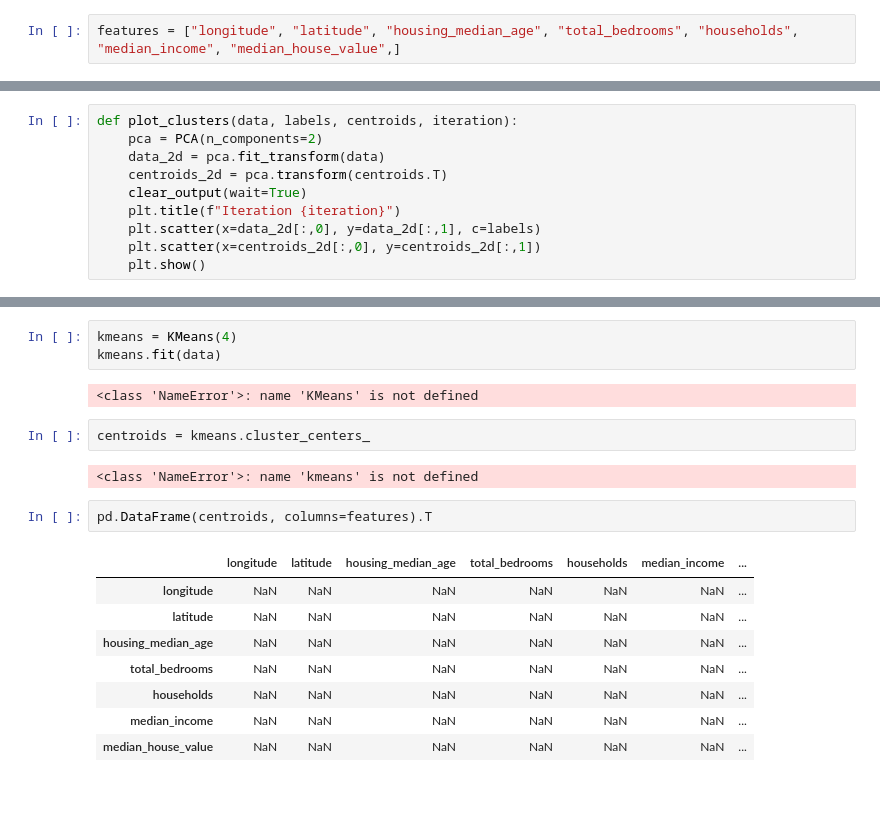
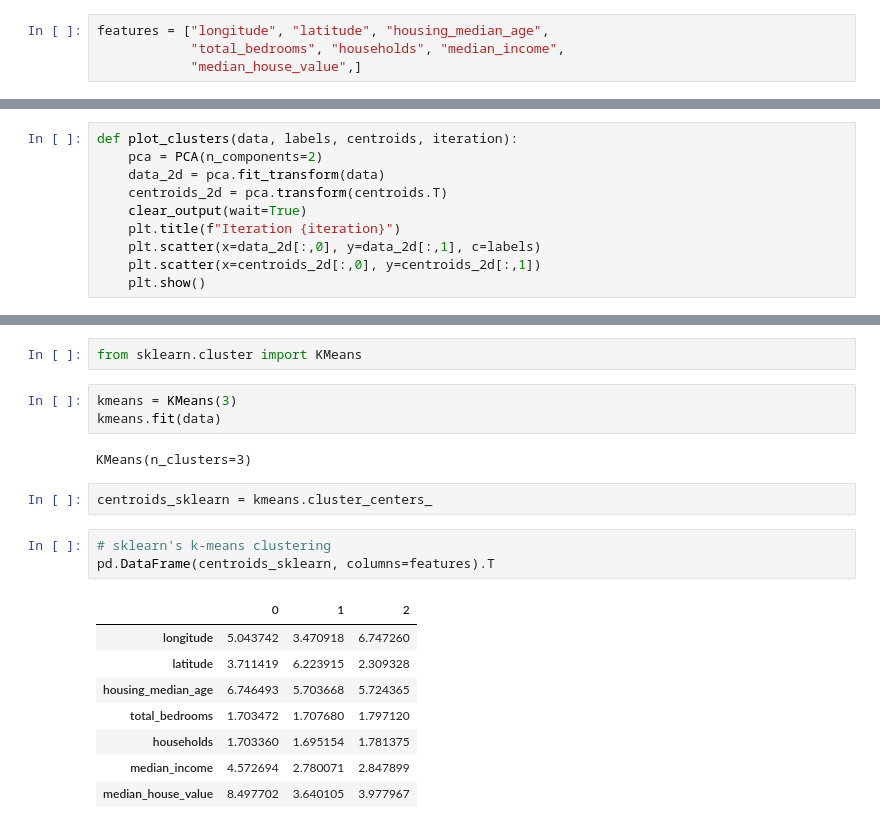
Before and after one commit to AbrahamWG/k_means_clustering, a Jupyter notebook: k_means_housing.ipynb, the cells around one changed output, grey strips where cells are left out. Drawn from its saved outputs; the diff is of its cells as text; blank space fills up the shorter version.

```diff
--- a/k_means_housing.ipynb
+++ b/k_means_housing.ipynb
@@ -22,5 +22,7 @@ houses
 | 20639 | -121.24 | 39.37 | 16.0 | 2785.0 | 616.0 | 1387.0 | 530.0 | ... |
 20640 rows × 10 columns
 # %%
-features = ["longitude", "latitude", "housing_median_age", "total_bedrooms", "households", "median_income", "median_house_value",]
+features = ["longitude", "latitude", "housing_median_age",
+            "total_bedrooms", "households", "median_income",
+            "median_house_value",]
 # %%
@@ -193,20 +377,21 @@ from sklearn.cluster import KMeans
+# %%
+from sklearn.cluster import KMeans
 # %%
-kmeans = KMeans(4)
+kmeans = KMeans(3)
 kmeans.fit(data)
 # %% [output]
-<class 'NameError'>: name 'KMeans' is not defined
+KMeans(n_clusters=3)
 # %%
-centroids = kmeans.cluster_centers_
+centroids_sklearn = kmeans.cluster_centers_
-# %% [output]
-<class 'NameError'>: name 'kmeans' is not defined
 # %%
-pd.DataFrame(centroids, columns=features).T
+# sklearn's k-means clustering
+pd.DataFrame(centroids_sklearn, columns=features).T
 # %% [output]
-|  | longitude | latitude | housing_median_age | total_bedrooms | households | median_income | ... |
-| longitude | NaN | NaN | NaN | NaN | NaN | NaN | ... |
-| latitude | NaN | NaN | NaN | NaN | NaN | NaN | ... |
-| housing_median_age | NaN | NaN | NaN | NaN | NaN | NaN | ... |
-| total_bedrooms | NaN | NaN | NaN | NaN | NaN | NaN | ... |
-| households | NaN | NaN | NaN | NaN | NaN | NaN | ... |
-| median_income | NaN | NaN | NaN | NaN | NaN | NaN | ... |
-| median_house_value | NaN | NaN | NaN | NaN | NaN | NaN | ... |
+|  | 0 | 1 | 2 |
+| longitude | 5.043742 | 3.470918 | 6.747260 |
+| latitude | 3.711419 | 6.223915 | 2.309328 |
+| housing_median_age | 6.746493 | 5.703668 | 5.724365 |
+| total_bedrooms | 1.703472 | 1.707680 | 1.797120 |
+| households | 1.703360 | 1.695154 | 1.781375 |
+| median_income | 4.572694 | 2.780071 | 2.847899 |
+| median_house_value | 8.497702 | 3.640105 | 3.977967 |
```
Also changed, not shown: parts of 27 cells of this notebook.
